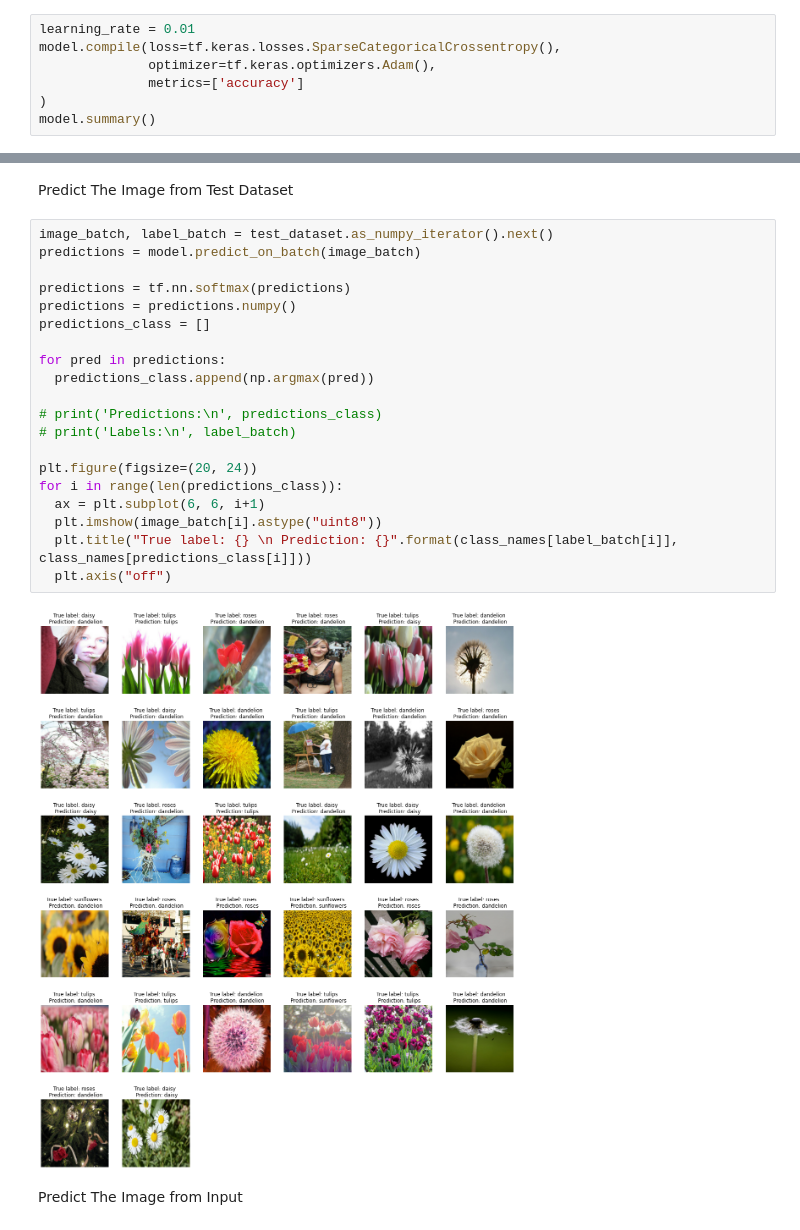
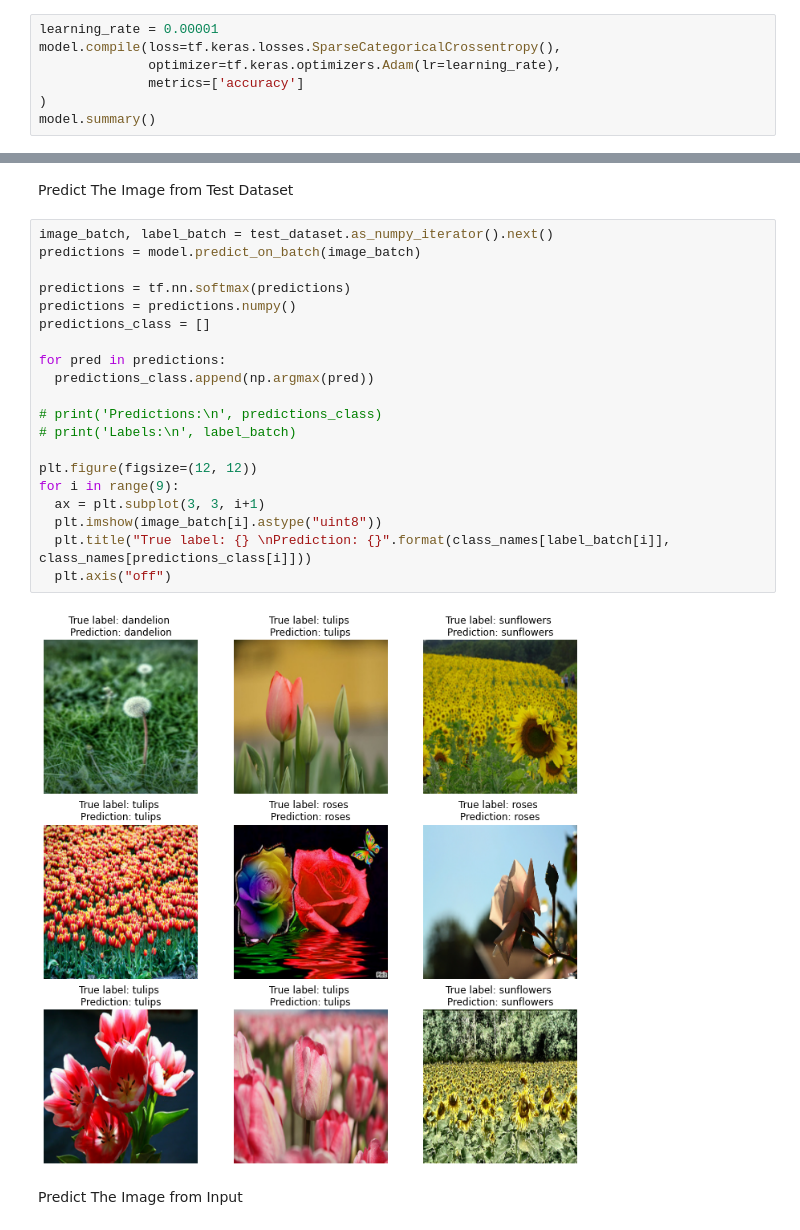
Before and after one commit to branndonwhite/blossom, a Jupyter notebook: Main.ipynb, the cells around one changed output, grey strips where cells are left out. Drawn from its saved outputs; the diff is of its cells as text.

```diff
--- a/Main.ipynb
+++ b/Main.ipynb
@@ -265,9 +264,9 @@ Number of layers in the base model:  154
 # %% [markdown]
 Compile the model again
 # %%
-learning_rate = 0.01
+learning_rate = 0.00001
 model.compile(loss=tf.keras.losses.SparseCategoricalCrossentropy(),
-              optimizer=tf.keras.optimizers.Adam(),
+              optimizer=tf.keras.optimizers.Adam(lr=learning_rate),
               metrics=['accuracy']
 )
 model.summary()
@@ -352,25 +351,25 @@ Predict The Image from Test Dataset
 # %%
 image_batch, label_batch = test_dataset.as_numpy_iterator().next()
 predictions = model.predict_on_batch(image_batch)
 
 predictions = tf.nn.softmax(predictions)
 predictions = predictions.numpy()
 predictions_class = []
 
 for pred in predictions:
   predictions_class.append(np.argmax(pred))
 
 # print('Predictions:\n', predictions_class)
 # print('Labels:\n', label_batch)
 
-plt.figure(figsize=(20, 24))
-for i in range(len(predictions_class)):
-  ax = plt.subplot(6, 6, i+1)
+plt.figure(figsize=(12, 12))
+for i in range(9):
+  ax = plt.subplot(3, 3, i+1)
   plt.imshow(image_batch[i].astype("uint8"))
-  plt.title("True label: {} \n Prediction: {}".format(class_names[label_batch[i]], class_names[predictions_class[i]]))
+  plt.title("True label: {} \nPrediction: {}".format(class_names[label_batch[i]], class_names[predictions_class[i]]))
   plt.axis("off")
 # %% [output]
-[figure, old version]
+[figure, new version]
 # %% [markdown]
 Predict The Image from Input
 # %%
```
Also changed, not shown: parts of 7 cells of this notebook.
